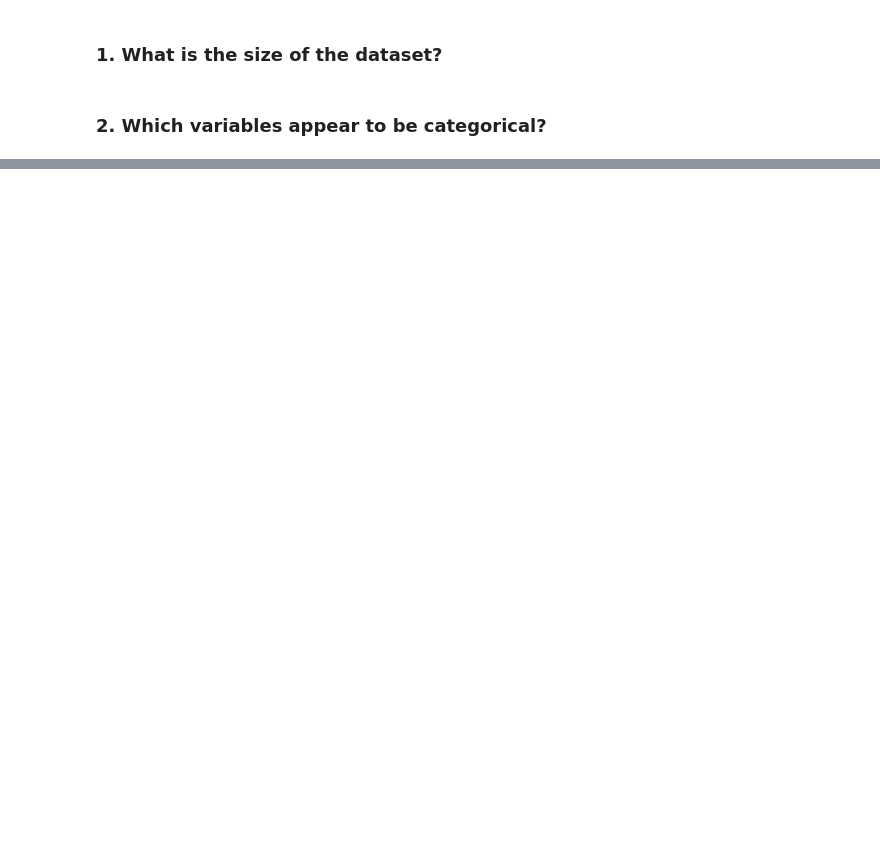
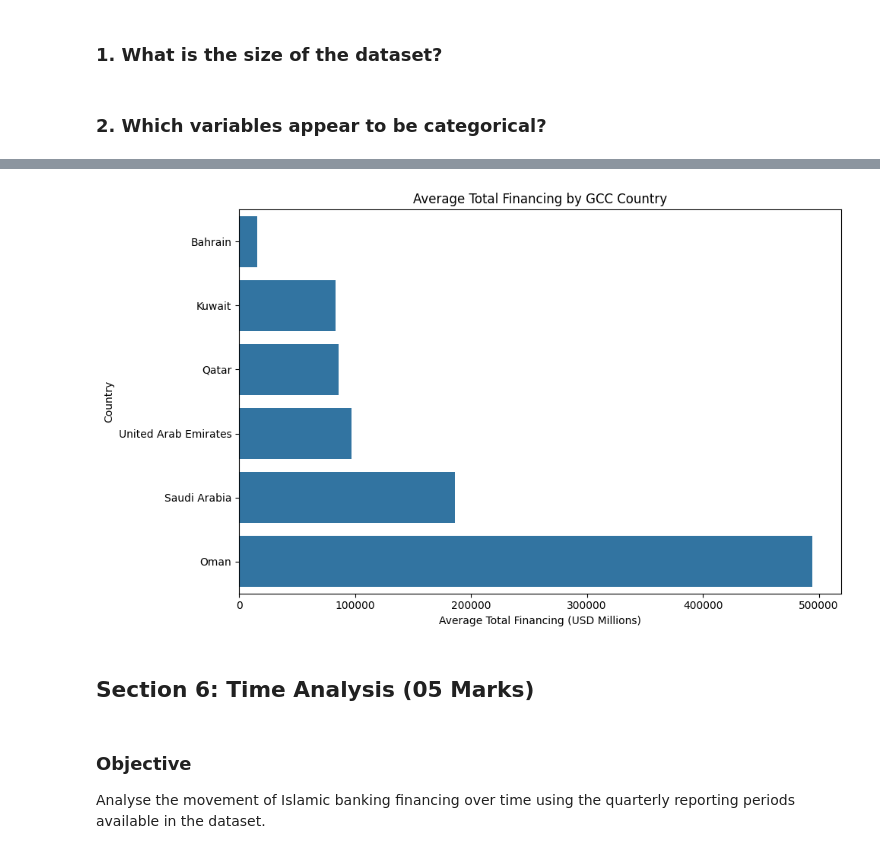
Before and after one commit to ejazurrehman/Islamic_Fintech_Working_Notebooks, a Jupyter notebook: Islamic_FinTech_Final_Paper_ODD.ipynb, the cells around one changed output, grey strips where cells are left out. Drawn from its saved outputs; the diff is of its cells as text; code cells hidden in the pictures; blank space fills up the shorter version.

```diff
--- a/Islamic_FinTech_Final_Paper_ODD.ipynb
+++ b/Islamic_FinTech_Final_Paper_ODD.ipynb
@@ -217,0 +937,15 @@ dtype: int64
+# %%
+# Filter the dataset for Total Financing
+financing_df = df[
+    df["Indicator Description"] == "Total financing"
+].copy()
+
+# Calculate average financing by country
+country_financing = (
+    financing_df
+    .groupby("Country")["Values in USD Millions"]
+    .mean()
+    .sort_values(ascending=True)
+)
+
+display(country_financing)
@@ -217,0 +961,23 @@ dtype: int64
+# %%
+# Create a horizontal bar plot for average financing by country
+plt.figure(figsize=(10, 6))
+
+sns.barplot(
+    x=country_financing.values,
+    y=country_financing.index
+)
+
+plt.title("Average Total Financing by GCC Country")
+plt.xlabel("Average Total Financing (USD Millions)")
+plt.ylabel("Country")
+
+plt.tight_layout()
+plt.show()
+# %% [output]
+[figure, added]
+# %% [markdown]
+## Section 6: Time Analysis (05 Marks)
+# %% [markdown]
+### Objective
+
+Analyse the movement of Islamic banking financing over time using the quarterly reporting periods available in the dataset.
```
Also changed, not shown: parts of 121 cells of this notebook.
